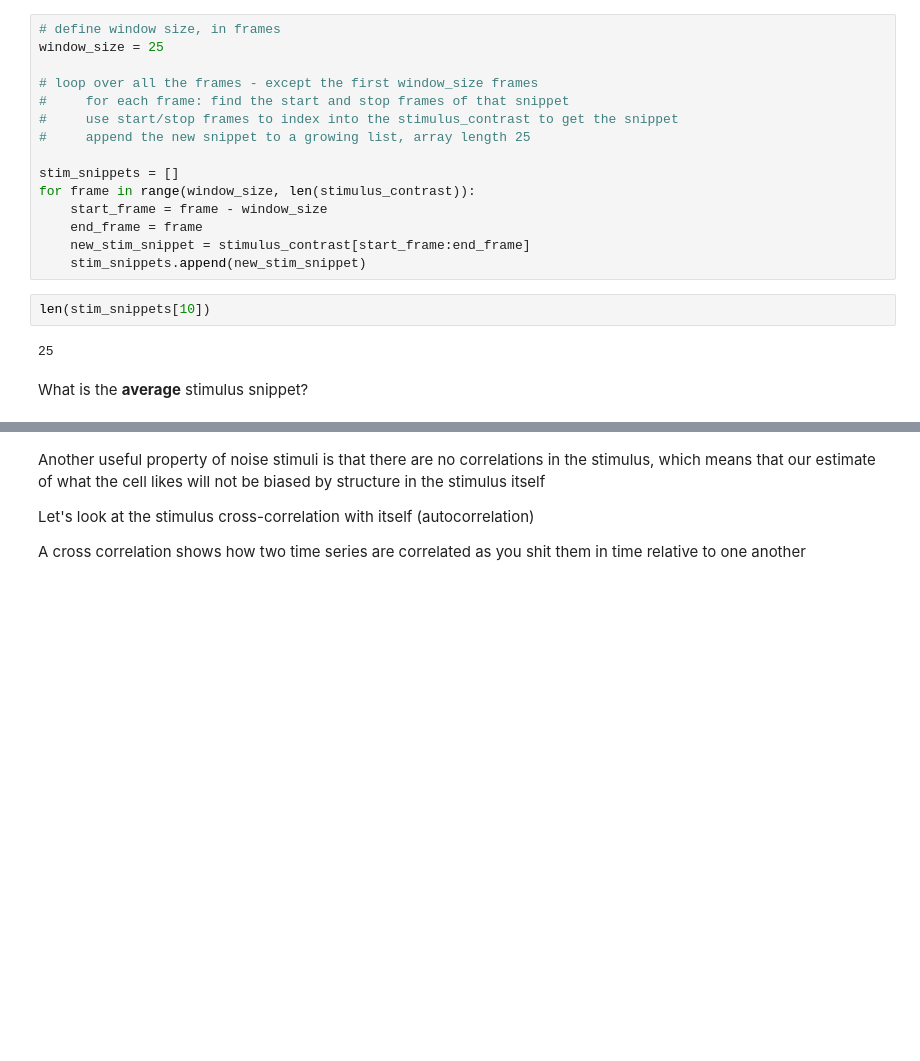
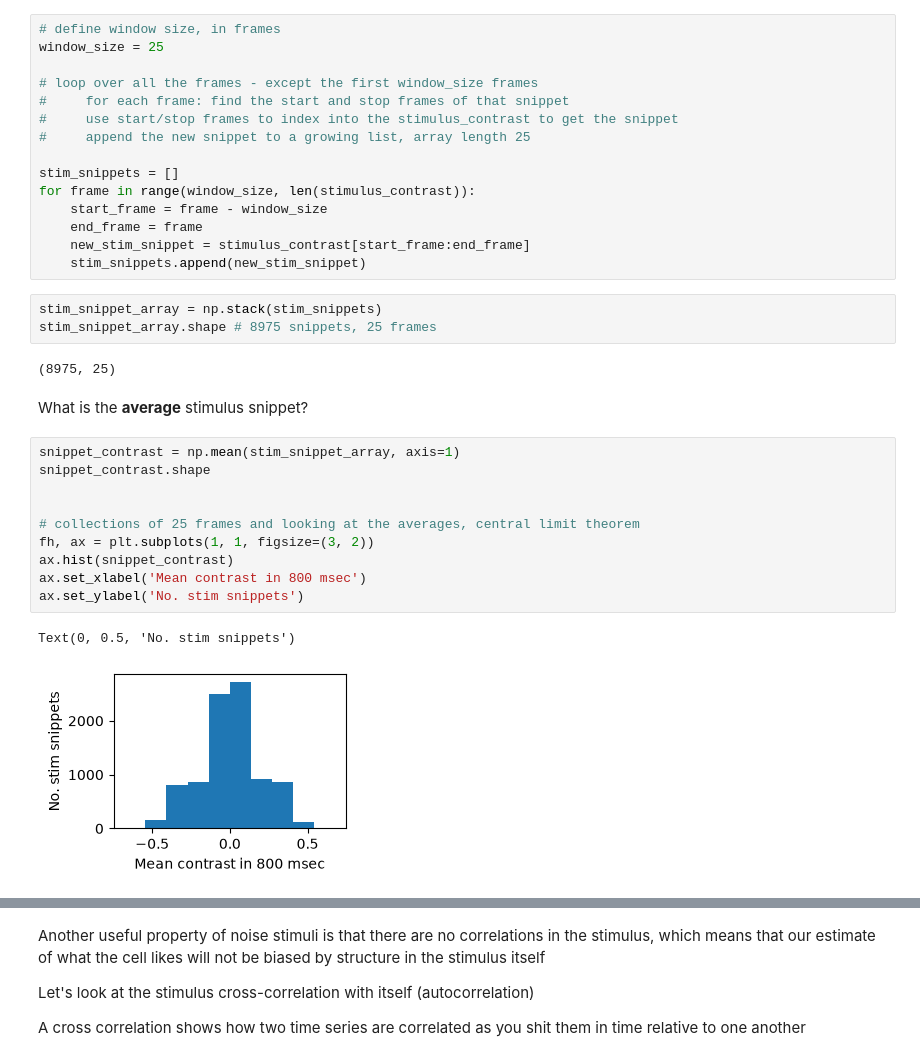
Before and after one commit to GabrielaValdivieso/abio558_gaby, a Jupyter notebook: miniproject_2_blank.ipynb, the cells around one changed output, grey strips where cells are left out. Drawn from its saved outputs; the diff is of its cells as text; blank space fills up the shorter version.

```diff
--- a/miniproject_2_blank.ipynb
+++ b/miniproject_2_blank.ipynb
@@ -172,8 +172,22 @@ for frame in range(window_size, len(stimulus_contrast)):
     new_stim_snippet = stimulus_contrast[start_frame:end_frame]
     stim_snippets.append(new_stim_snippet)
 # %%
-len(stim_snippets[10])
+stim_snippet_array = np.stack(stim_snippets)
+stim_snippet_array.shape # 8975 snippets, 25 frames
 # %% [output]
-25
+(8975, 25)
 # %% [markdown]
 What is the **average** stimulus snippet?
+# %%
+snippet_contrast = np.mean(stim_snippet_array, axis=1)
+snippet_contrast.shape
+
+
+# collections of 25 frames and looking at the averages, central limit theorem
+fh, ax = plt.subplots(1, 1, figsize=(3, 2))
+ax.hist(snippet_contrast)
+ax.set_xlabel('Mean contrast in 800 msec')
+ax.set_ylabel('No. stim snippets')
+# %% [output]
+Text(0, 0.5, 'No. stim snippets')
+[figure, added]
```
Also changed, not shown: parts of 5 cells of this notebook.
